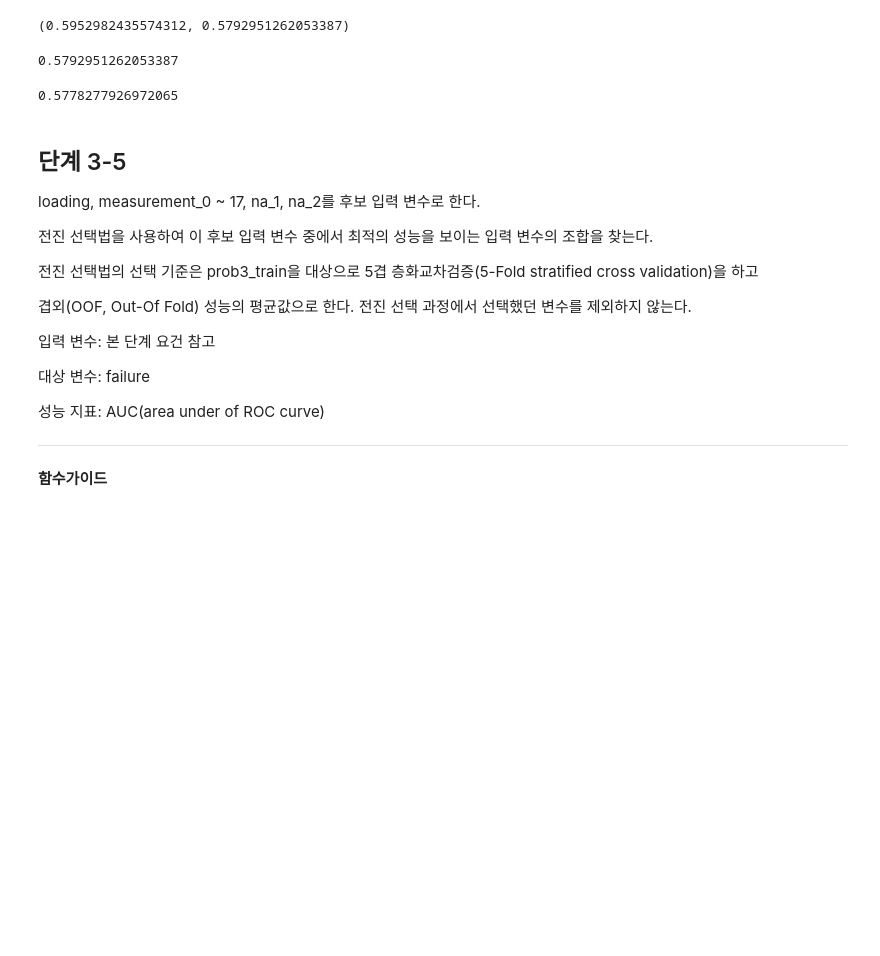
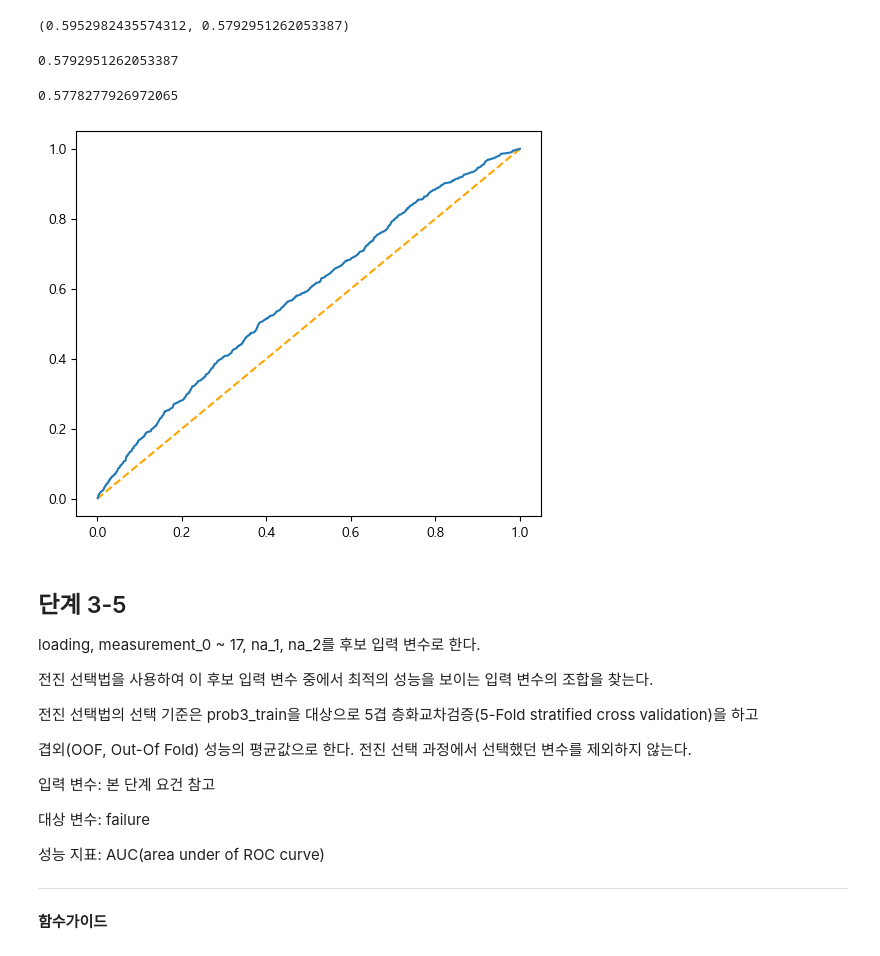
Before and after one commit to sunkusun9/DS_lv3_2311_2, a Jupyter notebook: sec_ds_lv3_prob1_prob.ipynb, the cells around one changed output. Drawn from its saved outputs; the diff is of its cells as text; code cells hidden in the pictures; blank space fills up the shorter version.

```diff
--- a/sec_ds_lv3_prob1_prob.ipynb
+++ b/sec_ds_lv3_prob1_prob.ipynb
@@ -975,20 +975,36 @@ A = roc_auc_score(
 )
 # %% [output]
 (0.5952982435574312, 0.5792951262053387)
-# %%
-roc_auc_score(
-    df_prob3_test['failure'],
-    clf_lr.decision_function(df_prob3_test[X_lr])
-)
-# %% [output]
-0.5792951262053387
-# %%
-roc_auc_score(
-    df_prob3_test['failure'],
-    df_prob3_test['loading']
-)
-# %% [output]
-0.5778277926972065
+# %%
+roc_auc_score(
+    df_prob3_test['failure'],
+    clf_lr.decision_function(df_prob3_test[X_lr])
+)
+# %% [output]
+0.5792951262053387
+# %%
+roc_auc_score(
+    df_prob3_test['failure'],
+    df_prob3_test['loading']
+)
+# %% [output]
+0.5778277926972065
+# %%
+plt.figure(figsize=(6, 5))
+plt.plot([0, 1], [0, 1], color='orange', linestyle='--')
+df_prob3_test[['failure']].assign(
+    score = clf_lr.decision_function(df_prob3_test[X_lr])
+).sort_values('score', ascending=False).assign(
+    fpr=lambda x: (1-x['failure']).cumsum() / (1 - x['failure']).sum(),
+    tpr=lambda x: (x['failure']).cumsum() / ( x['failure']).sum(),
+).groupby('tpr', as_index=False)['fpr'].max()\
+.groupby('fpr', as_index=False)['tpr'].max()\
+.pipe(
+    lambda x: plt.plot(x['fpr'], x['tpr'])
+)
+plt.show()
+# %% [output]
+[figure, added]
 # %% [markdown]
 ## 단계 3-5
 
```
Also changed, not shown: parts of 92 cells of this notebook.
